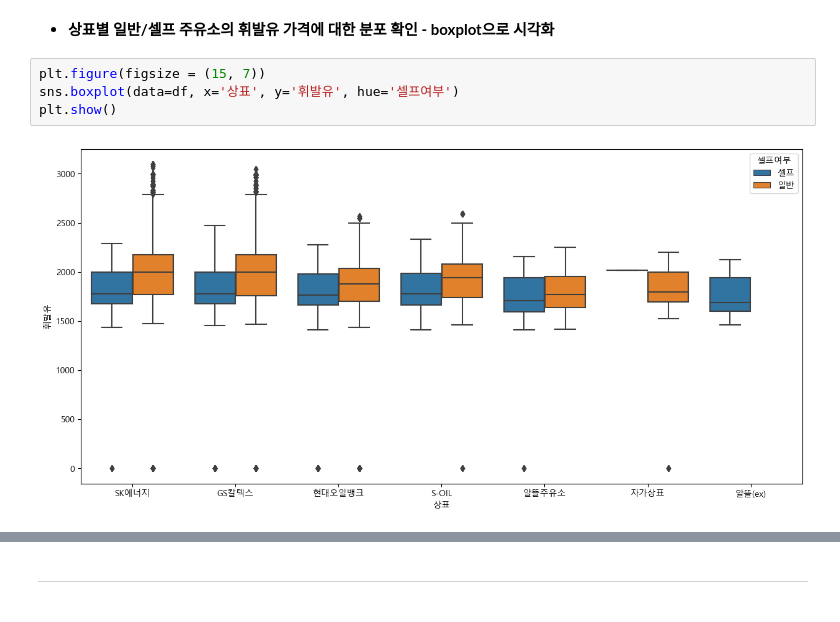
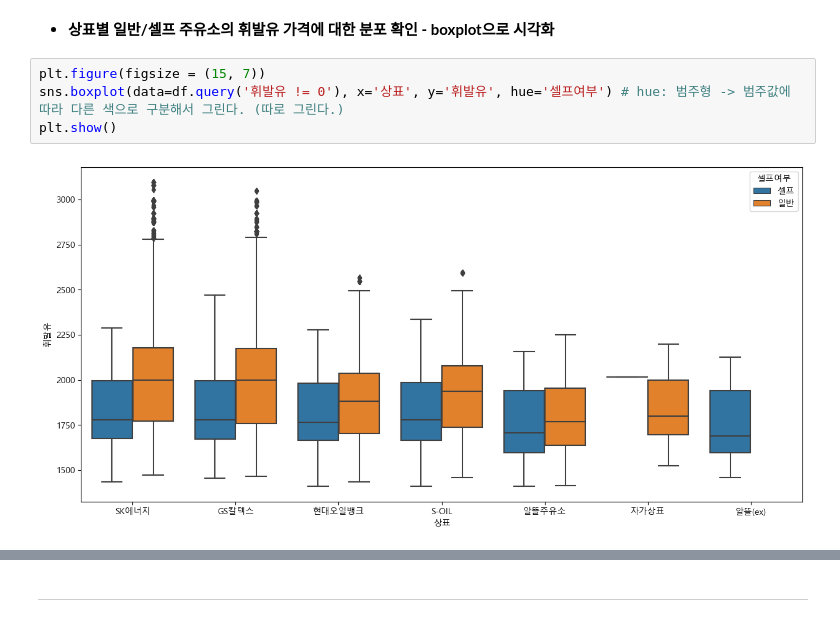
Before and after one commit to clerknek/PlayData, a Jupyter notebook: +실습/주유소가격 데이터 분석/주유소가격 데이터 분석.ipynb, the cells around one changed output, grey strips where cells are left out. Drawn from its saved outputs; the diff is of its cells as text.

```diff
--- a/+실습/주유소가격 데이터 분석/주유소가격 데이터 분석.ipynb
+++ b/+실습/주유소가격 데이터 분석/주유소가격 데이터 분석.ipynb
@@ -591,7 +639,7 @@ plt.show()
 - **상표별 일반/셀프 주유소의 휘발유 가격에 대한 분포 확인 - boxplot으로 시각화**
 # %%
 plt.figure(figsize = (15, 7))
-sns.boxplot(data=df, x='상표', y='휘발유', hue='셀프여부')
+sns.boxplot(data=df.query('휘발유 != 0'), x='상표', y='휘발유', hue='셀프여부') # hue: 범주형 -> 범주값에 따라 다른 색으로 구분해서 그린다. (따로 그린다.)
 plt.show()
 # %% [output]
-[figure, old version]
+[figure, new version]
```
Also changed, not shown: parts of 37 cells of this notebook, 1 other file.
